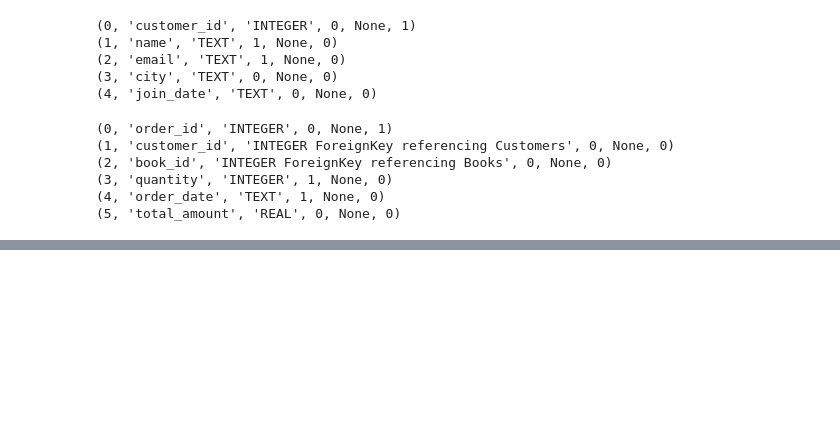
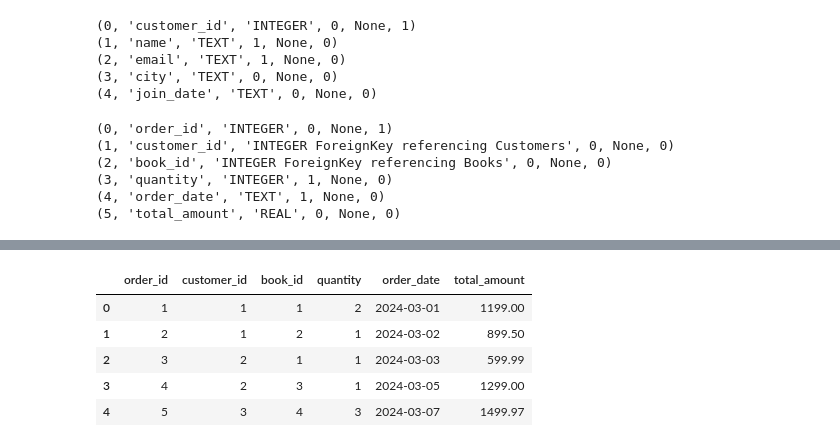
Before and after one commit to shivavarshini/numpy_scores.ipynb, a Jupyter notebook: bookstore.db.ipynb, the cells around one changed output, grey strips where cells are left out. Saved outputs shown, nothing was run; the diff lists cells and outputs as text; code cells hidden in the pictures; blank space fills up the shorter version.

```diff
--- a/bookstore.db.ipynb
+++ b/bookstore.db.ipynb
@@ -135,0 +249,9 @@ ProgrammingError: Incorrect number of bindings supplied. The current statement u
+# %%
+df_orders.head()
+# %% [output]
+|  | order_id | customer_id | book_id | quantity | order_date | total_amount |
+| 0 | 1 | 1 | 1 | 2 | 2024-03-01 | 1199.00 |
+| 1 | 2 | 1 | 2 | 1 | 2024-03-02 | 899.50 |
+| 2 | 3 | 2 | 1 | 1 | 2024-03-03 | 599.99 |
+| 3 | 4 | 2 | 3 | 1 | 2024-03-05 | 1299.00 |
+| 4 | 5 | 3 | 4 | 3 | 2024-03-07 | 1499.97 |
```
Also changed, not shown: parts of 17 cells of this notebook.
